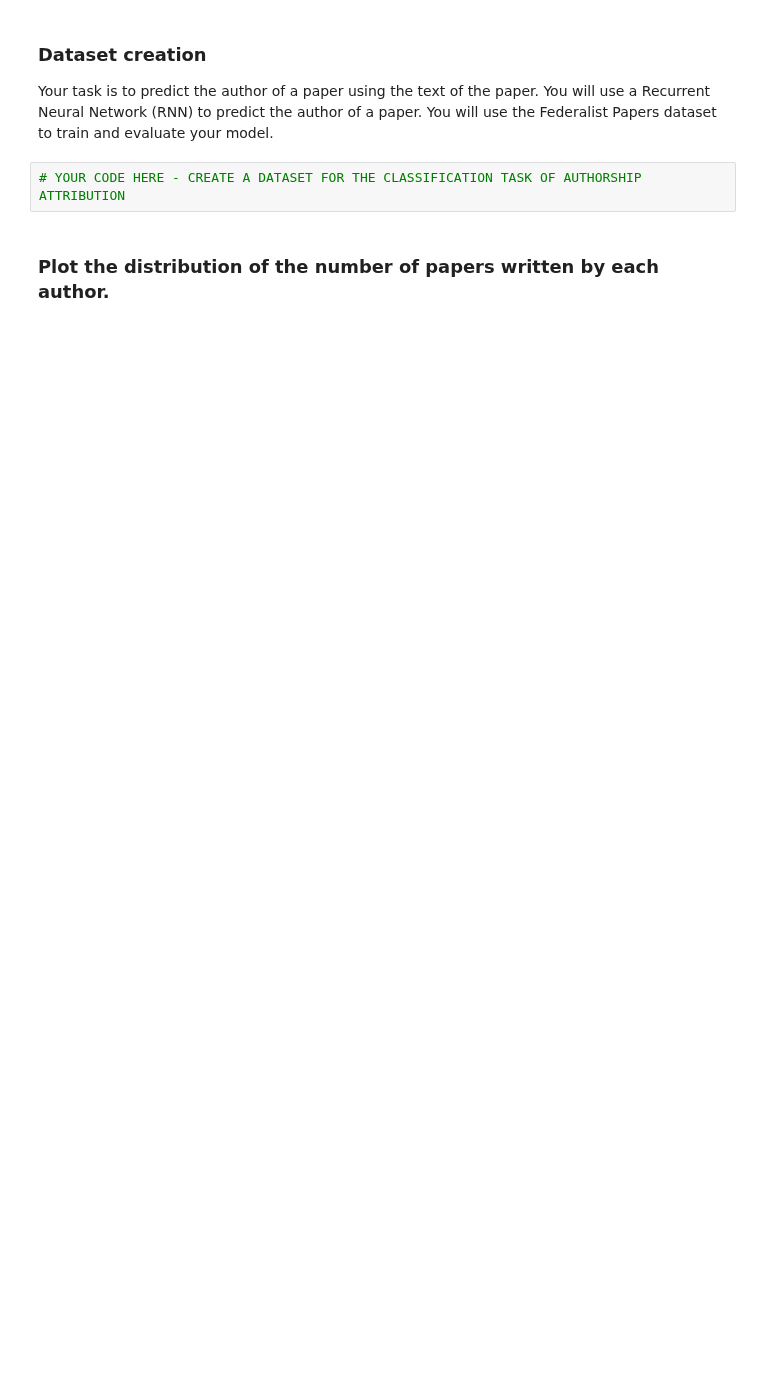
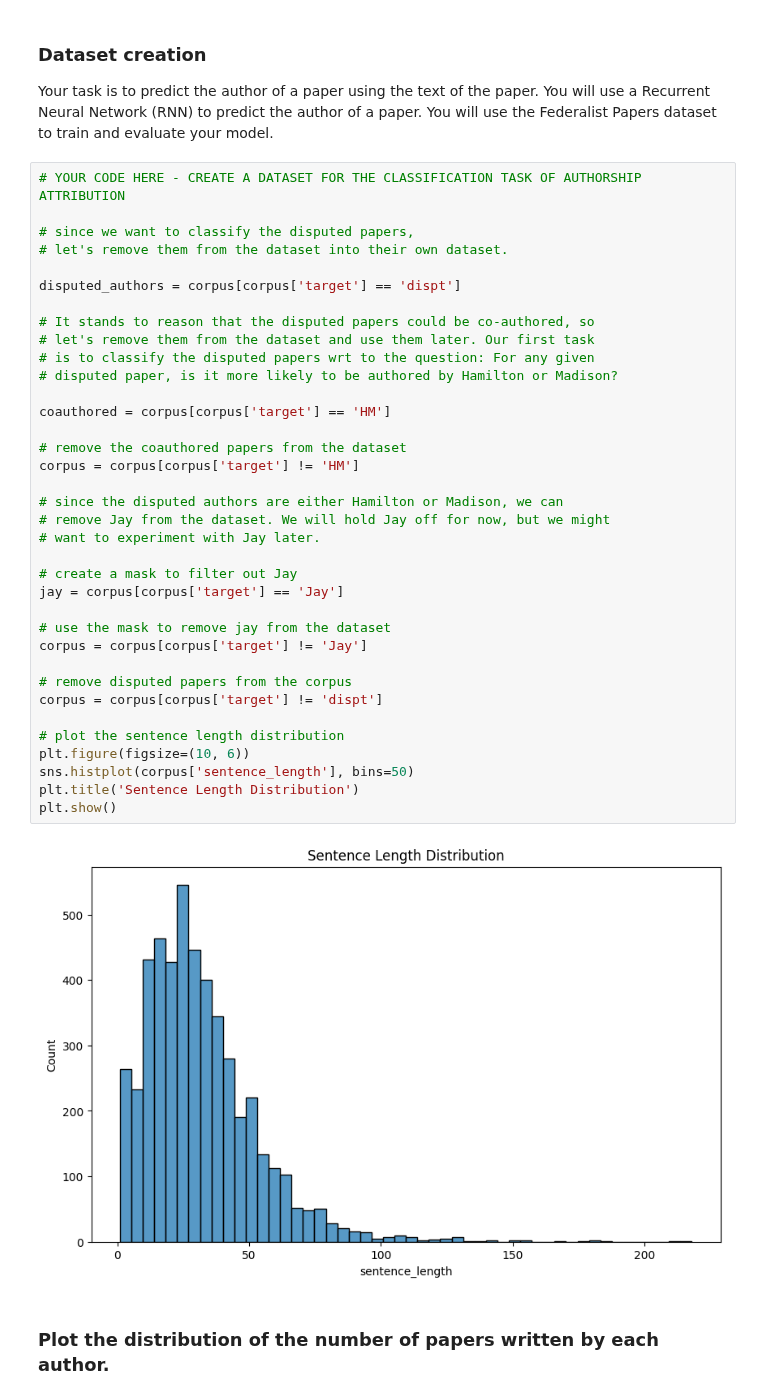
Before and after one commit to JamesMTucker/DATA_340_NLP, a Jupyter notebook: Spring_2024/Problem_Sets/02_Author_Prediction_RNN_Model.ipynb, the cells around one changed output. Cells and saved outputs as stored; diff of their text form; blank space fills up the shorter version.

```diff
--- a/Spring_2024/Problem_Sets/02_Author_Prediction_RNN_Model.ipynb
+++ b/Spring_2024/Problem_Sets/02_Author_Prediction_RNN_Model.ipynb
@@ -108,8 +148,44 @@ authorship.target.value_counts()
 ### Dataset creation
 
 Your task is to predict the author of a paper using the text of the paper. You will use a Recurrent Neural Network (RNN) to predict the author of a paper. You will use the Federalist Papers dataset to train and evaluate your model.
-# %%
-# YOUR CODE HERE - CREATE A DATASET FOR THE CLASSIFICATION TASK OF AUTHORSHIP ATTRIBUTION
+# %%
+# YOUR CODE HERE - CREATE A DATASET FOR THE CLASSIFICATION TASK OF AUTHORSHIP ATTRIBUTION
+
+# since we want to classify the disputed papers,
+# let's remove them from the dataset into their own dataset.
+
+disputed_authors = corpus[corpus['target'] == 'dispt']
+
+# It stands to reason that the disputed papers could be co-authored, so
+# let's remove them from the dataset and use them later. Our first task
+# is to classify the disputed papers wrt to the question: For any given
+# disputed paper, is it more likely to be authored by Hamilton or Madison?
+
+coauthored = corpus[corpus['target'] == 'HM']
+
+# remove the coauthored papers from the dataset
+corpus = corpus[corpus['target'] != 'HM']
+
+# since the disputed authors are either Hamilton or Madison, we can
+# remove Jay from the dataset. We will hold Jay off for now, but we might
+# want to experiment with Jay later.
+
+# create a mask to filter out Jay
+jay = corpus[corpus['target'] == 'Jay']
+
+# use the mask to remove jay from the dataset
+corpus = corpus[corpus['target'] != 'Jay']
+
+# remove disputed papers from the corpus
+corpus = corpus[corpus['target'] != 'dispt']
+
+# plot the sentence length distribution
+plt.figure(figsize=(10, 6))
+sns.histplot(corpus['sentence_length'], bins=50)
+plt.title('Sentence Length Distribution')
+plt.show()
+# %% [output]
+[figure, added]
 # %% [markdown]
 ### Plot the distribution of the number of papers written by each author.
 # %%
```
Also changed, not shown: parts of 33 cells of this notebook.
